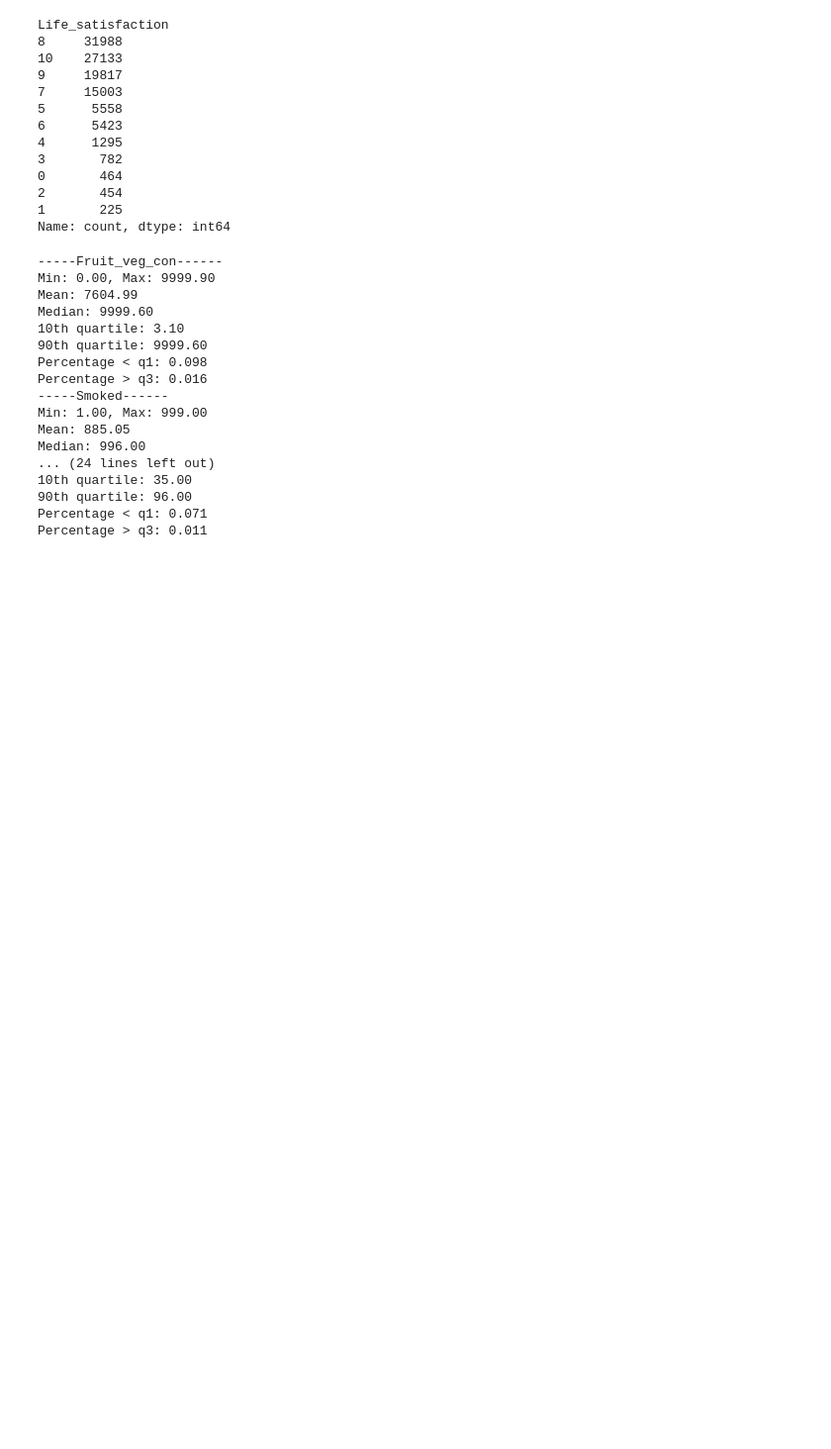
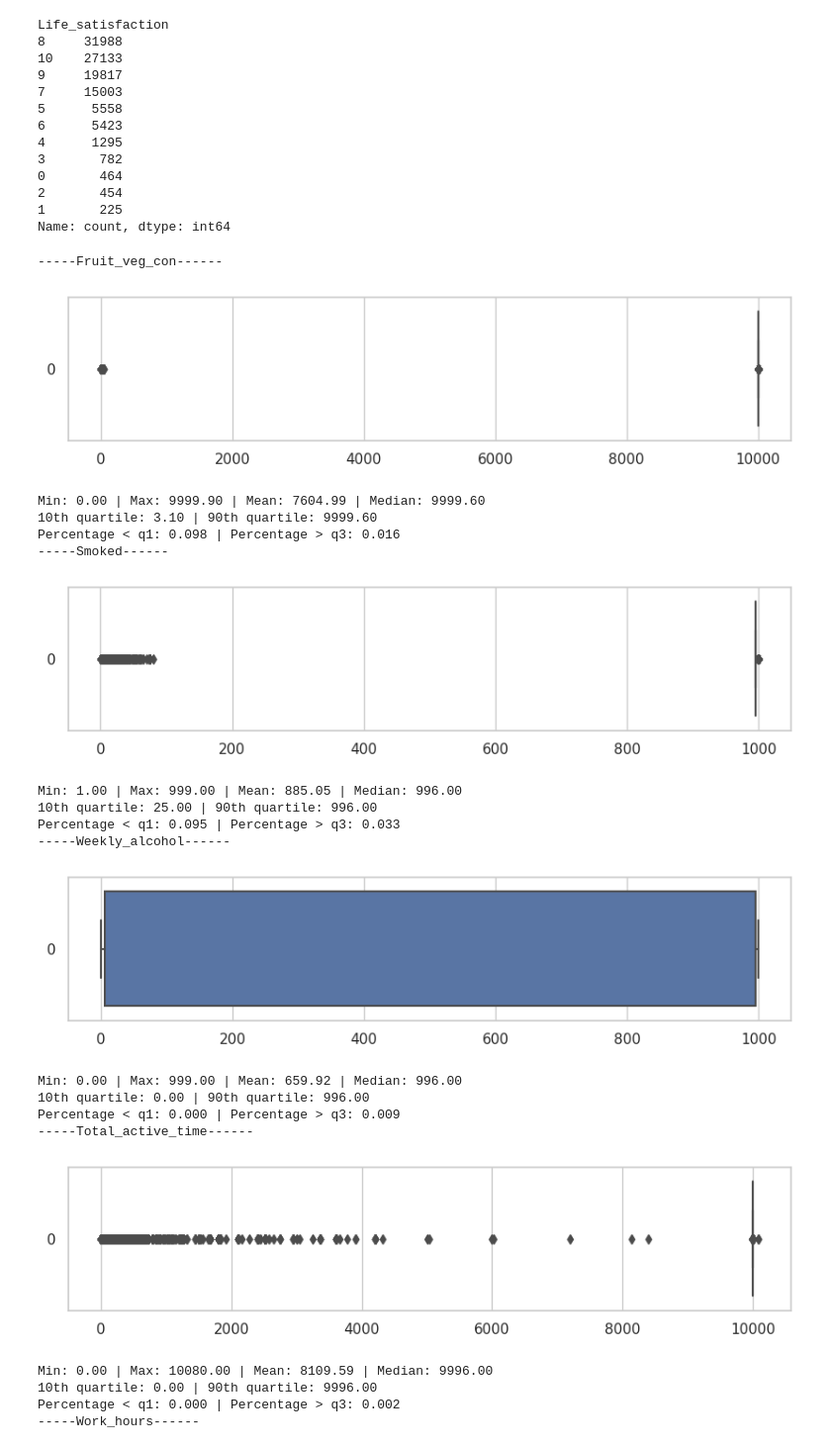
Before and after one commit to jhuang0420/EDA, a Jupyter notebook: EDA.ipynb, the cells around one changed output. Shown at 99% size. Drawn from its saved outputs; the diff is of its cells as text; code cells hidden in the pictures; blank space fills up the shorter version.

```diff
--- a/EDA.ipynb
+++ b/EDA.ipynb
@@ -22,6 +24,8 @@ for dirname, _, filenames in os.walk('/kaggle/input'):
 # Dataset Overview
 df = pd.read_csv('/kaggle/input/healthcare-survey/health_dataset.csv');
 df = df.drop(columns=['ADM_RNO1']) # ID col, not useful
+df.columns = [col.replace(" ", "") for col in df.columns]
+df = df.rename(columns={'weekly_alcohol':'Weekly_alcohol', 'working_status':'Working_status'})
 print(df.dtypes)
 print(df.shape)
 # %% [output]
@@ -235,37 +239,39 @@ Life_satisfaction
 1       225
 Name: count, dtype: int64
 # %%
-# Get the distribution of cols with unique values > threshold
-def get_distribution(df, threshold=20, q1=0.25, q3=0.75):
-    cols = [col for col in df.columns if df[col].nunique() >= threshold]
-
+# Get the distribution of cols
+def get_distribution(df, cols=df.columns, q1=0.25, q3=0.75):
     for col in cols:
         q1_val, q3_val = df[col].quantile(q1), df[col].quantile(q3)
         print(f"-----{col}------")
-        print(f"Min: {df[col].min():0.2f}, Max: {df[col].max():0.2f}")
-        print(f"Mean: {df[col].mean():0.2f}")
-        print(f"Median: {df[col].median():0.2f}")
-        print(f"{q1*100:1.0f}th quartile: {q1_val:0.2f}")
-        print(f"{q3*100:1.0f}th quartile: {q3_val:0.2f}")
-        print(f"Percentage < q1: {(df[col] < q1_val).sum()/df[col].size:0.3f}")
-        print(f"Percentage > q3: {(df[col] > q3_val).sum()/df[col].size:0.3f}")
+        plt.figure(figsize=(10,2))
+        sns.boxplot(df[col], orient="h")
+        plt.show()
+        print(f"Min: {df[col].min():0.2f} | Max: {df[col].max():0.2f} | Mean: {df[col].mean():0.2f} | Median: {df[col].median():0.2f}")
+        print(f"{q1*100:1.0f}th quartile: {q1_val:0.2f} | {q3*100:1.0f}th quartile: {q3_val:0.2f}")
+        print(f"Percentage < q1: {(df[col] < q1_val).sum()/df[col].size:0.3f} | Percentage > q3: {(df[col] > q3_val).sum()/df[col].size:0.3f}")
 
-get_distribution(df,q1=0.1,q3=0.9)
+cols = [col for col in df.columns if df[col].nunique() >= 20]
+get_distribution(df,cols,q1=0.1,q3=0.9)
 # %% [output]
 -----Fruit_veg_con------
-Min: 0.00, Max: 9999.90
-Mean: 7604.99
-Median: 9999.60
-10th quartile: 3.10
-90th quartile: 9999.60
-Percentage < q1: 0.098
-Percentage > q3: 0.016
------Smoked------
-Min: 1.00, Max: 999.00
-Mean: 885.05
-Median: 996.00
-... (24 lines left out)
-10th quartile: 35.00
-90th quartile: 96.00
-Percentage < q1: 0.071
-Percentage > q3: 0.011
+[figure, added]
+Min: 0.00 | Max: 9999.90 | Mean: 7604.99 | Median: 9999.60
+10th quartile: 3.10 | 90th quartile: 9999.60
+Percentage < q1: 0.098 | Percentage > q3: 0.016
+-----Smoked------
+[figure, added]
+Min: 1.00 | Max: 999.00 | Mean: 885.05 | Median: 996.00
+10th quartile: 25.00 | 90th quartile: 996.00
+Percentage < q1: 0.095 | Percentage > q3: 0.033
+-----Weekly_alcohol------
+[figure, added]
+Min: 0.00 | Max: 999.00 | Mean: 659.92 | Median: 996.00
+10th quartile: 0.00 | 90th quartile: 996.00
+Percentage < q1: 0.000 | Percentage > q3: 0.009
+-----Total_active_time------
+[figure, added]
+Min: 0.00 | Max: 10080.00 | Mean: 8109.59 | Median: 9996.00
+10th quartile: 0.00 | 90th quartile: 9996.00
+Percentage < q1: 0.000 | Percentage > q3: 0.002
+-----Work_hours------
```
Also changed, not shown: parts of 7 cells of this notebook.
